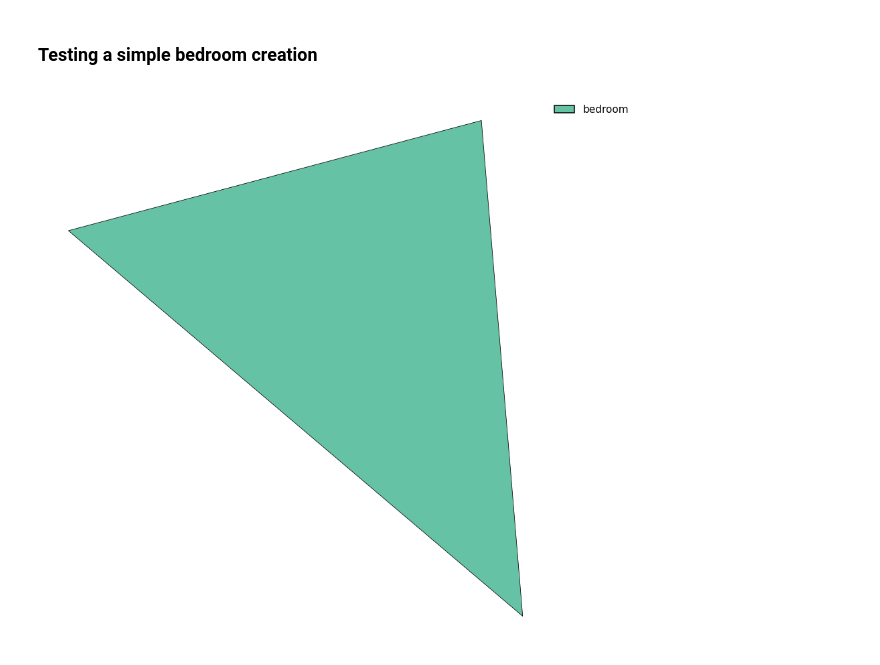
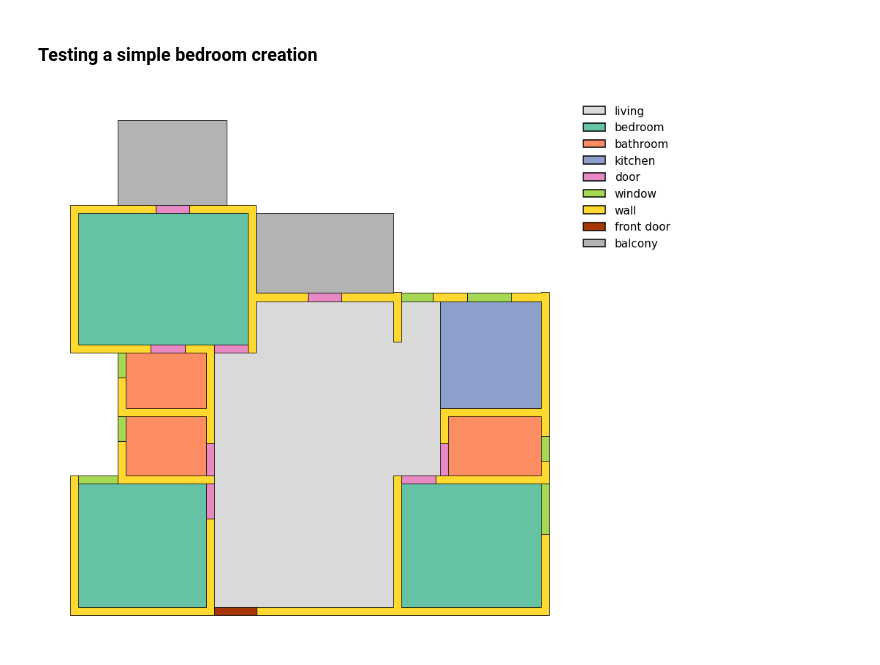
Before and after one commit to Aatmaj-Zephyr/ResPlan, a Jupyter notebook: ResPlan_demo.ipynb, the cells around one changed output. Saved outputs shown, nothing was run; the diff lists cells and outputs as text; code cells hidden in the pictures.

```diff
--- a/ResPlan_demo.ipynb
+++ b/ResPlan_demo.ipynb
@@ -178,24 +178,24 @@ Saved example figures to: plan_pngs
 # %%
 import json
 from shapely import wkt
 
-with open("plan_new.json", "r") as f:
+with open("plan.json", "r") as f:
     data = json.load(f)
 
 plan = {}
 
 for k, v in data.items():
     if isinstance(v, str):
         try:
             # Try parsing as WKT geometry
             plan[k] = wkt.loads(v)
         except Exception:
             # Not a geometry string
             plan[k] = v
     else:
         plan[k] = v
 
 plot_plan(plan)
 plt.show()
 # %% [output]
-[figure, old version]
+[figure, new version]
```
Also changed, not shown: parts of 1 cell of this notebook, 2 other files.
